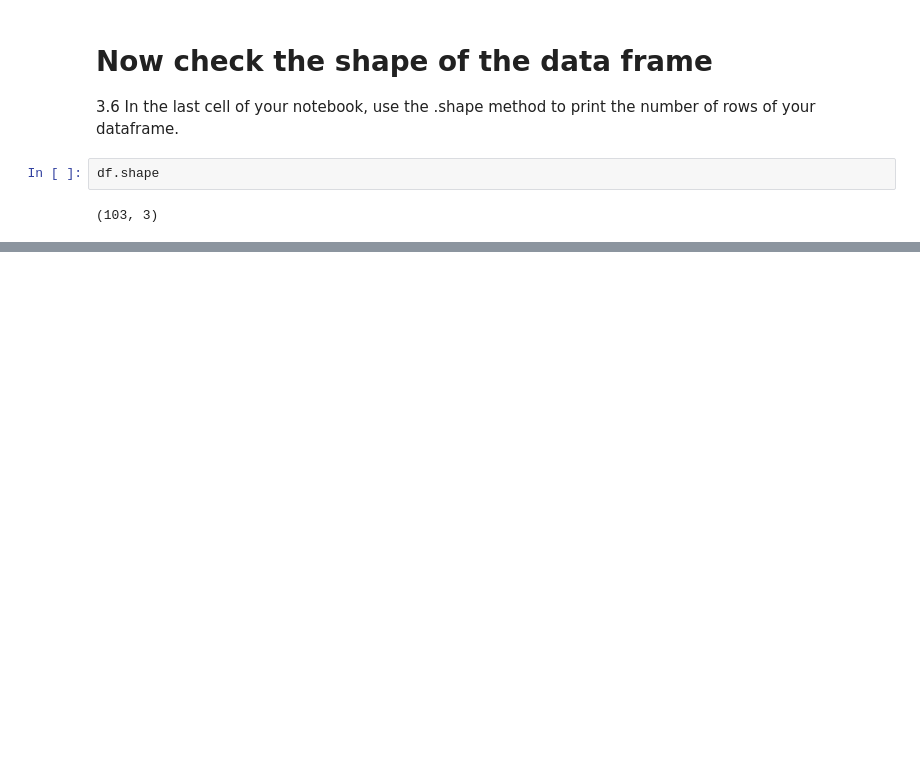
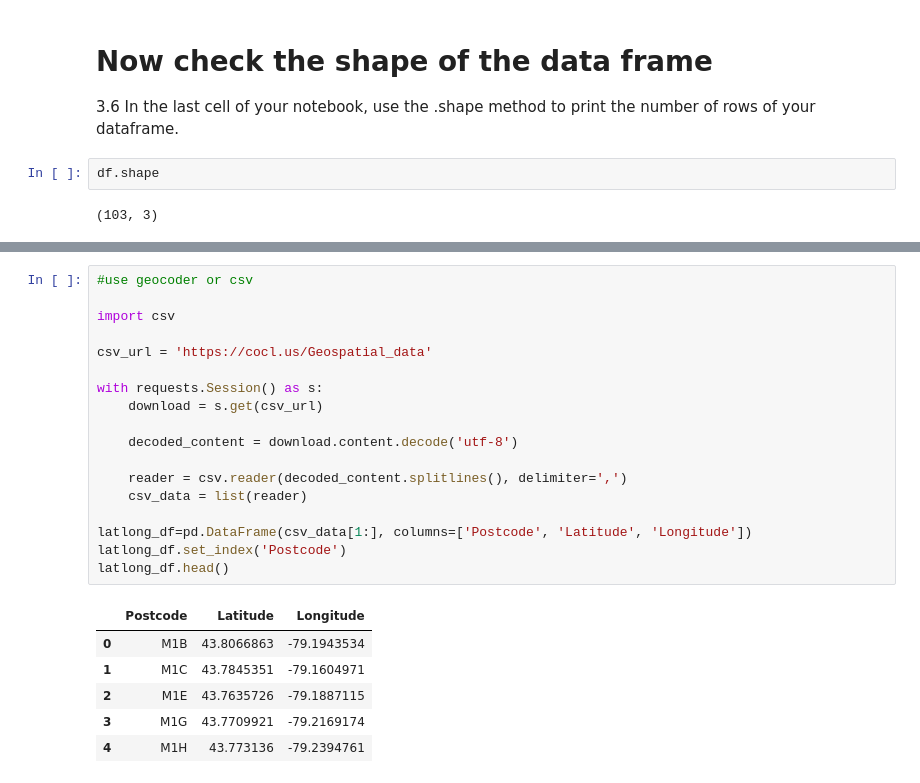
Before and after one commit to rojyates/Coursera_Capstone, a Jupyter notebook: Capstone Week 3 Canadian PostCodes.ipynb, the cells around one changed output, grey strips where cells are left out. Saved outputs shown, nothing was run; the diff lists cells and outputs as text; blank space fills up the shorter version.

```diff
--- a/Capstone Week 3 Canadian PostCodes.ipynb
+++ b/Capstone Week 3 Canadian PostCodes.ipynb
@@ -101,0 +106,25 @@ df.shape
+# %%
+#use geocoder or csv
+
+import csv
+
+csv_url = 'https://cocl.us/Geospatial_data'
+
+with requests.Session() as s:
+    download = s.get(csv_url)
+
+    decoded_content = download.content.decode('utf-8')
+
+    reader = csv.reader(decoded_content.splitlines(), delimiter=',')
+    csv_data = list(reader)
+
+latlong_df=pd.DataFrame(csv_data[1:], columns=['Postcode', 'Latitude', 'Longitude'])
+latlong_df.set_index('Postcode')
+latlong_df.head()
+# %% [output]
+|  | Postcode | Latitude | Longitude |
+| 0 | M1B | 43.8066863 | -79.1943534 |
+| 1 | M1C | 43.7845351 | -79.1604971 |
+| 2 | M1E | 43.7635726 | -79.1887115 |
+| 3 | M1G | 43.7709921 | -79.2169174 |
+| 4 | M1H | 43.773136 | -79.2394761 |
```
Also changed, not shown: parts of 4 cells of this notebook.
